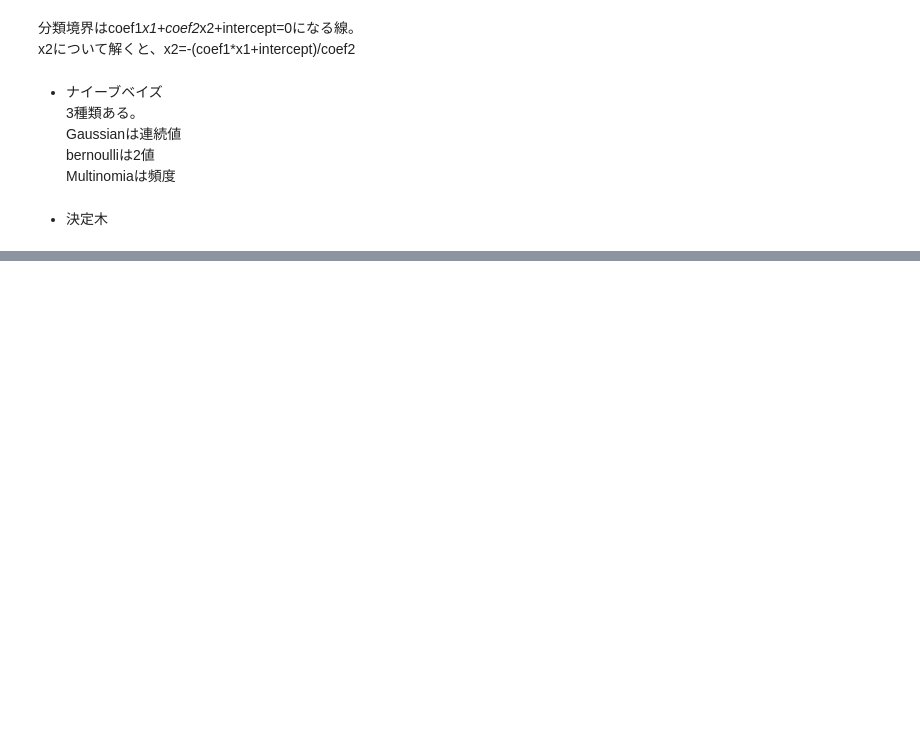
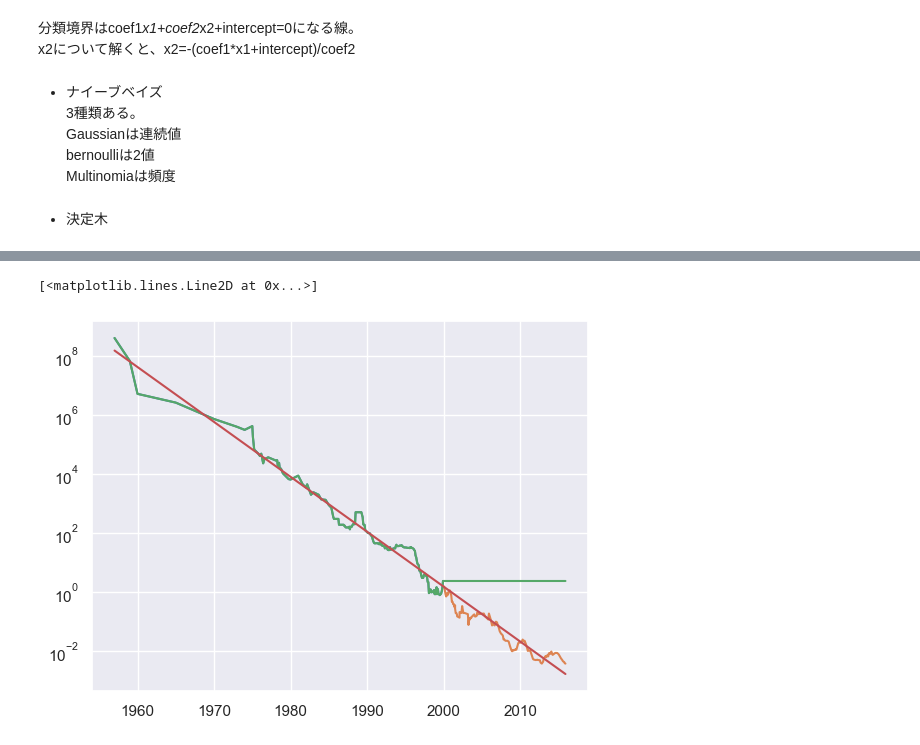
Before and after one commit to yutaro1127/study_ML_with_python, a Jupyter notebook: chapter2.ipynb, the cells around one changed output, grey strips where cells are left out. Saved outputs shown, nothing was run; the diff lists cells and outputs as text; code cells hidden in the pictures; blank space fills up the shorter version.

```diff
--- a/chapter2.ipynb
+++ b/chapter2.ipynb
@@ -360,0 +394,27 @@ feature_importances_plot(tree)
+# %%
+from sklearn.tree import DecisionTreeRegressor
+from sklearn.linear_model import LinearRegression
+data_train = ram_price[ram_price.date < 2000]
+data_test =ram_price[ram_price.date >= 2000]
+# %%
+X_train=data_train.date.to_numpy()[:,np.newaxis]
+y_train=np.log(data_train.price)
+
+tree=DecisionTreeRegressor().fit(X_train,y_train)
+linear_reg=LinearRegression().fit(X_train,y_train)
+
+X_all = ram_price.date.to_numpy()[:,np.newaxis]
+
+pred_tree=tree.predict(X_all)
+pred_lr=linear_reg.predict(X_all)
+
+price_tree=np.exp(pred_tree)
+price_lr=np.exp(pred_lr)
+# %%
+plt.semilogy(data_train.date,data_train.price,label='train_data')
+plt.semilogy(data_test.date,data_test.price,label='test_data')
+plt.semilogy(ram_price.date,price_tree,label='Tree prediction')
+plt.semilogy(ram_price.date,price_lr,label='Liner Regression prediction')
+# %% [output]
+[<matplotlib.lines.Line2D at 0x...>]
+[figure, added]
```
Also changed, not shown: parts of 26 cells of this notebook, 1 other file.
